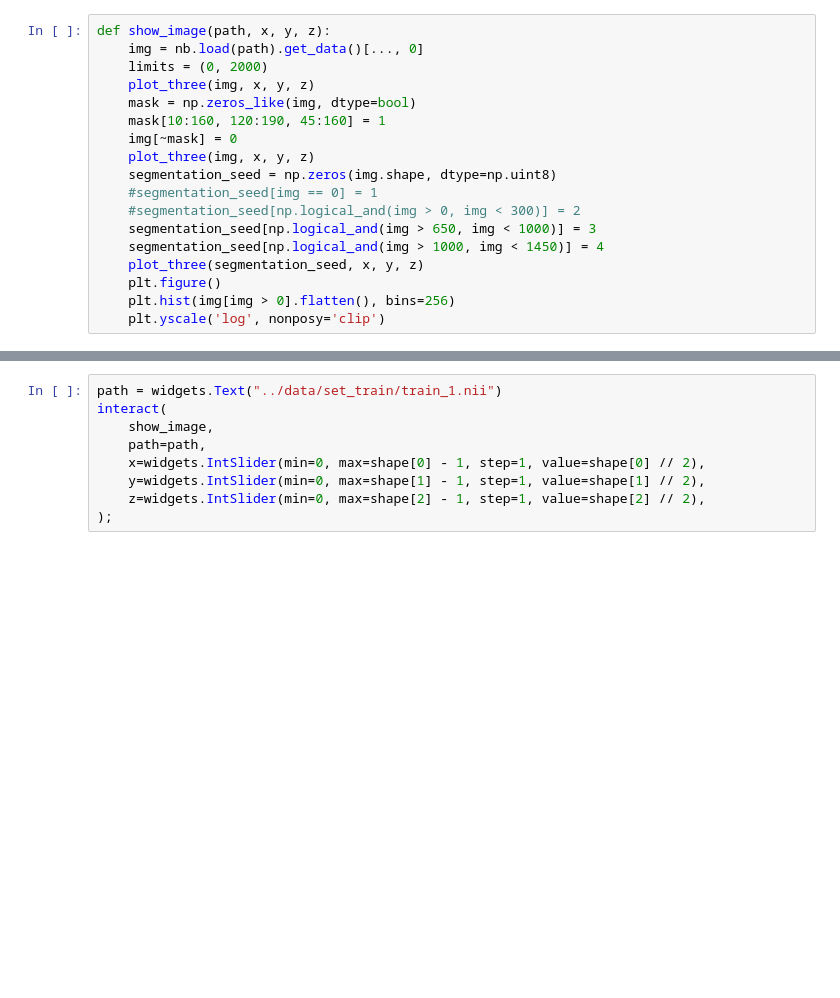
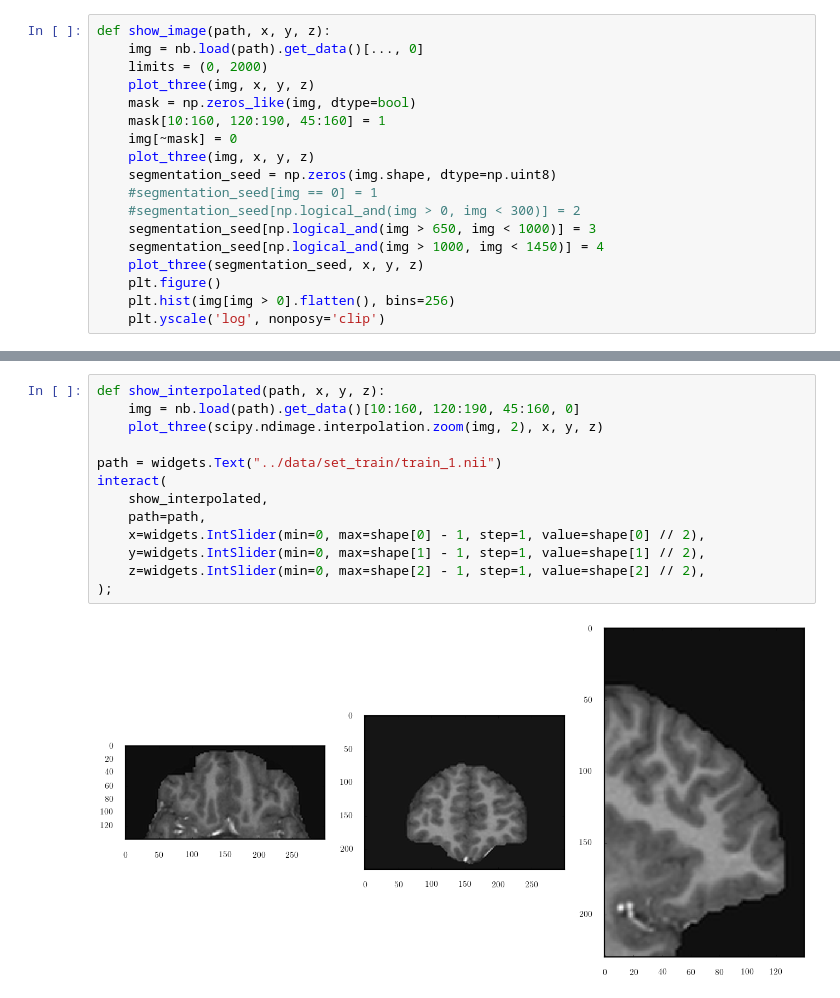
Before and after one commit to Enucatl/machine-learning-healthy-brains, a Jupyter notebook: local_postprocessing/atlas.ipynb, the cells around one changed output, grey strips where cells are left out. Saved outputs shown, nothing was run; the diff lists cells and outputs as text; blank space fills up the shorter version.

```diff
--- a/local_postprocessing/atlas.ipynb
+++ b/local_postprocessing/atlas.ipynb
@@ -69,9 +68,15 @@ interact(
 # %%
+def show_interpolated(path, x, y, z):
+    img = nb.load(path).get_data()[10:160, 120:190, 45:160, 0]
+    plot_three(scipy.ndimage.interpolation.zoom(img, 2), x, y, z)
+
 path = widgets.Text("../data/set_train/train_1.nii")
 interact(
-    show_image,
+    show_interpolated,
     path=path,
     x=widgets.IntSlider(min=0, max=shape[0] - 1, step=1, value=shape[0] // 2),
     y=widgets.IntSlider(min=0, max=shape[1] - 1, step=1, value=shape[1] // 2),
     z=widgets.IntSlider(min=0, max=shape[2] - 1, step=1, value=shape[2] // 2),
 );
+# %% [output]
+[figure, added]
```
Also changed, not shown: parts of 1 cell of this notebook, 6 other files.
